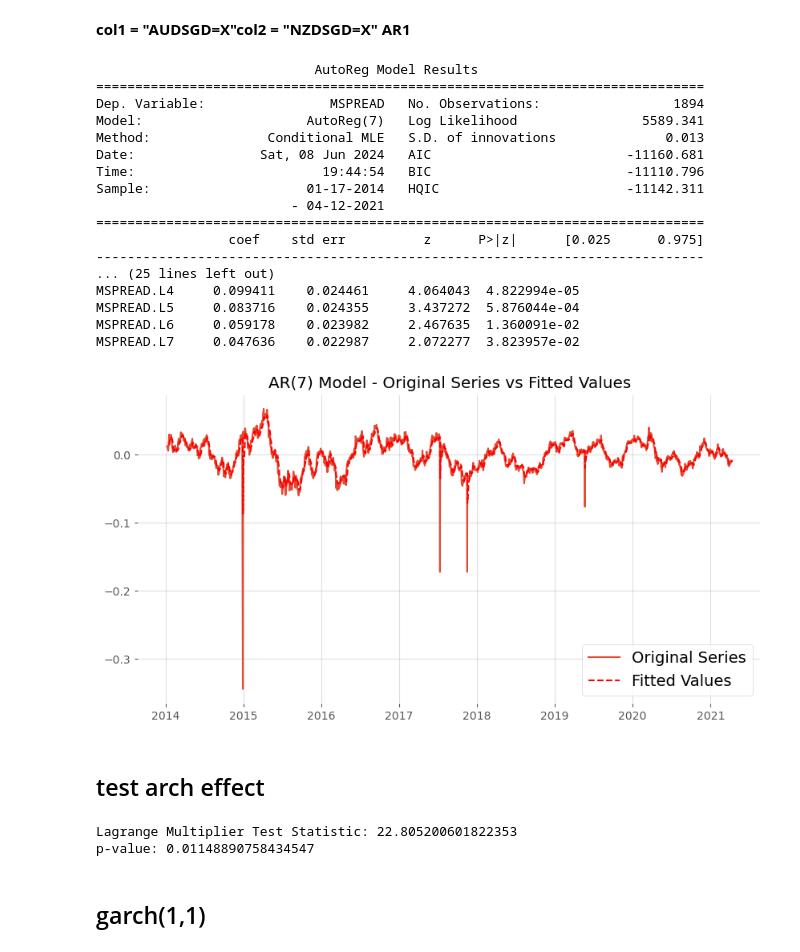
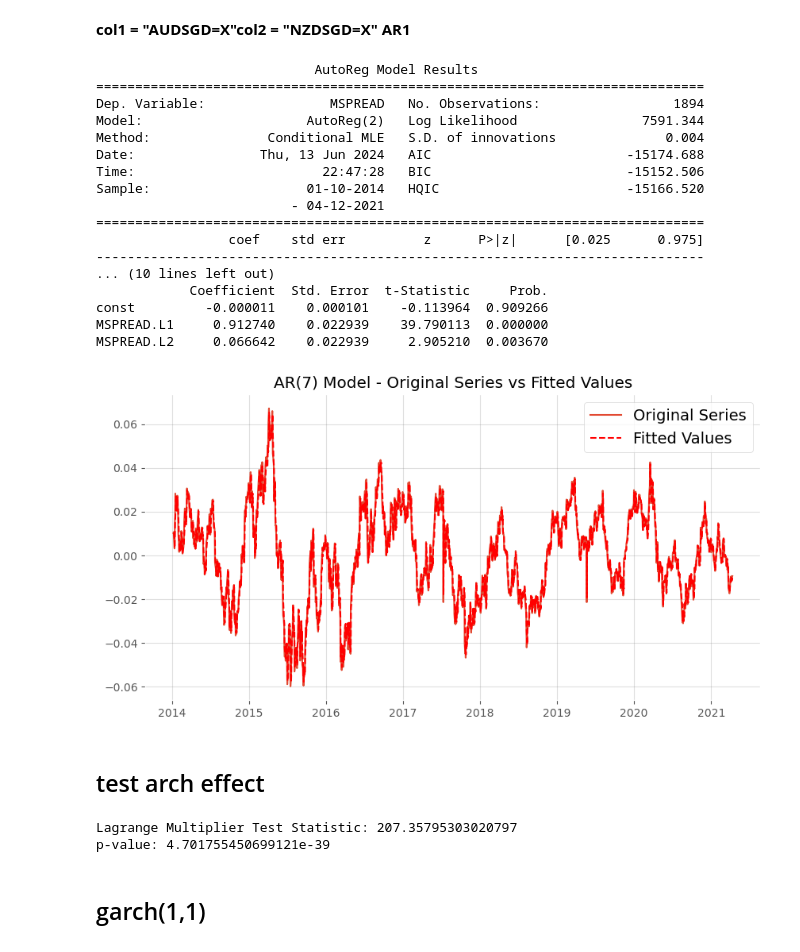
Before and after one commit to xueyuanhuang/qf621, a Jupyter notebook: group/PCA_OPTICS_20240612.ipynb, the cells around one changed output. Saved outputs shown, nothing was run; the diff lists cells and outputs as text; code cells hidden in the pictures.

```diff
--- a/group/PCA_OPTICS_20240607.ipynb
+++ b/group/PCA_OPTICS_20240612.ipynb
@@ -945,8 +954,8 @@ dtype: object
 # %%
 import statsmodels.api as sm
 
-col1 = "AUDSGD=X"
-col2 = "AUDUSD=X"
+# col1 = "AUDSGD=X"
+# col2 = "AUDUSD=X"
 
 # col1 = "SGDJPY=X"
 # col2 = "SGDKRW=X"
@@ -957,8 +966,8 @@ col2 = "AUDUSD=X"
 # col1 = "AUDSGD=X"
 # col2 = "NZDSGD=X"
 
-# col1 =
-# col2 =
+col1 = "AUDUSD=X"
+col2 = "NZDUSD=X"
 
 pair = converted_us[[col1, col2]].copy()
 pair = np.log(pair)
@@ -1163,7 +1172,8 @@ series = pd.Series(data, name='MSPREAD')
 series = series.sort_index()[3:]
 
 # Fit an AR(2) model
-model = AutoReg(series, lags=7).fit()
+# model = AutoReg(series, lags=7).fit()
+model = AutoReg(series, lags=2).fit()
 
 # Print the model summary
 print(model.summary())
@@ -1172,44 +1182,44 @@ print(model.summary())
 coefficients = model.params
 stderr = model.bse
 tvalues = model.tvalues
 pvalues = model.pvalues
 
 # Create a summary table
 summary_table = pd.DataFrame({
     'Coefficient': coefficients,
     'Std. Error': stderr,
     't-Statistic': tvalues,
     'Prob.': pvalues
 })
 
 # Display the summary table
 print(summary_table)
 # Plot the original series and fitted values
 plt.figure(figsize=(10, 5))
 plt.plot(series, label='Original Series')
 plt.plot(model.fittedvalues, color='red', linestyle='--', label='Fitted Values')
 plt.title('AR(7) Model - Original Series vs Fitted Values')
 plt.legend()
 plt.show()
 # %% [output]
                             AutoReg Model Results
 ==============================================================================
 Dep. Variable:                MSPREAD   No. Observations:                 1894
-Model:                     AutoReg(7)   Log Likelihood                5589.341
-Method:               Conditional MLE   S.D. of innovations              0.013
-Date:                Sat, 08 Jun 2024   AIC                         -11160.681
-Time:                        19:44:54   BIC                         -11110.796
-Sample:                    01-17-2014   HQIC                        -11142.311
+Model:                     AutoReg(2)   Log Likelihood                7591.344
+Method:               Conditional MLE   S.D. of innovations              0.004
+Date:                Thu, 13 Jun 2024   AIC                         -15174.688
+Time:                        22:47:28   BIC                         -15152.506
+Sample:                    01-10-2014   HQIC                        -15166.520
                          - 04-12-2021
 ==============================================================================
                  coef    std err          z      P>|z|      [0.025      0.975]
 ------------------------------------------------------------------------------
-... (25 lines left out)
-MSPREAD.L4     0.099411    0.024461     4.064043  4.822994e-05
-MSPREAD.L5     0.083716    0.024355     3.437272  5.876044e-04
-MSPREAD.L6     0.059178    0.023982     2.467635  1.360091e-02
-MSPREAD.L7     0.047636    0.022987     2.072277  3.823957e-02
+... (10 lines left out)
+            Coefficient  Std. Error  t-Statistic     Prob.
+const         -0.000011    0.000101    -0.113964  0.909266
+MSPREAD.L1     0.912740    0.022939    39.790113  0.000000
+MSPREAD.L2     0.066642    0.022939     2.905210  0.003670
-[figure, old version]
+[figure, new version]
 # %% [markdown]
 ## test arch effect
 # %%
@@ -1225,7 +1235,8 @@ series = pd.Series(data, name='MSPREAD')
 
 
 # Fit an AR(7) model
-model = AutoReg(series, lags=7).fit()
+# model = AutoReg(series, lags=7).fit()
+model = AutoReg(series, lags=2).fit()
 
 
 # # Perform the ARCH test
@@ -1239,8 +1250,8 @@ lm_test = het_arch(model.resid)
 print(f"Lagrange Multiplier Test Statistic: {lm_test[0]}")
 print(f"p-value: {lm_test[1]}")
 # %% [output]
-Lagrange Multiplier Test Statistic: 22.805200601822353
-p-value: 0.01148890758434547
+Lagrange Multiplier Test Statistic: 207.35795303020797
+p-value: 4.701755450699121e-39
 # %% [markdown]
 ## garch(1,1)
 # %%
```
Also changed, not shown: parts of 15 cells of this notebook, 4 other files.
